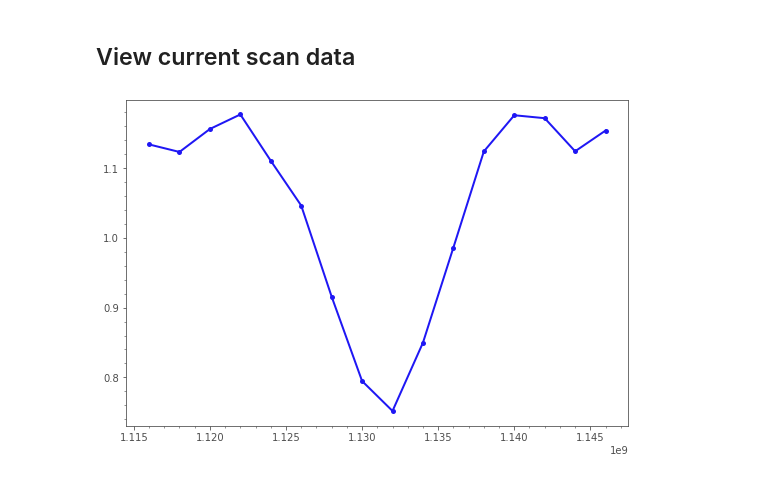
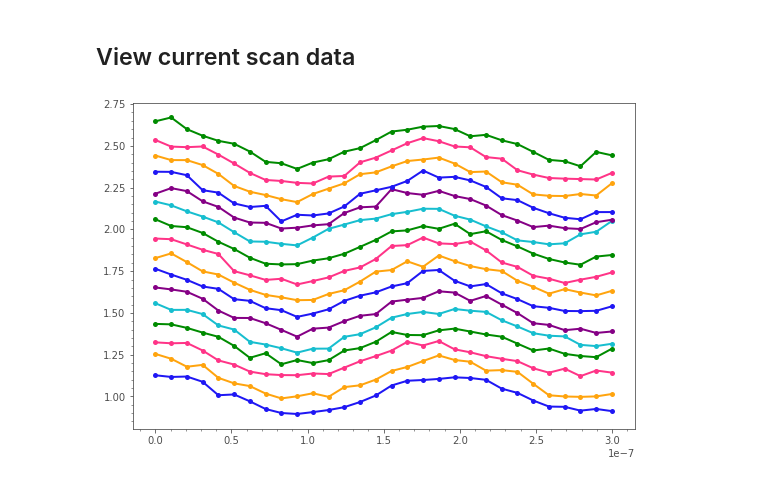
Before and after one commit to sriharijayaram5/qudi, a Jupyter notebook: notebooks/Measurement_Control/Data analysis/2D scan data analysis/Pulsed mode (full spectrum and arbitrary pulses) data analysis - correct bias field and save.ipynb, the cells around one changed output. Drawn from its saved outputs; the diff is of its cells as text; code cells hidden in the pictures.

```diff
--- a/notebooks/Measurement_Control/Data analysis/2D scan data analysis/Pulsed mode (full spectrum and arbitrary pulses) data analysis - correct bias field and save.ipynb
+++ b/notebooks/Measurement_Control/Data analysis/2D scan data analysis/Pulsed mode (full spectrum and arbitrary pulses) data analysis - correct bias field and save.ipynb
@@ -394,7 +394,7 @@ fit_arg_2 = np.zeros((coord1_num,coord0_num))
 fit_arg_2_err = np.zeros((coord1_num,coord0_num))
 
 # if qafm_data['Height(Dac)_fw']['params']['Parameters for'] == 'QAFM arb. sequence measurement':
-alternating = False #pulsed_data['pulsed_fw']['params']['alternating']
+alternating = pulsed_data['pulsed_fw']['params']['alternating']
 if alternating:
     data = pulsed_data['pulsed_fw']['data_delta']
 else:
@@ -524,39 +524,39 @@ dataobj['T2_corr'] = {
                         }
 # %%
 data = pulsed_data['pulsed_fw']['data'][:,:,0]
-dataobj['T1_sig'] = {
+dataobj['Rabi_with_waiting_sig'] = {
                             'coord0_arr':x_gwy,
                             'coord1_arr':y_gwy,
                             'data':data,
                             'params': {'coord0_start': x_gwy[0],'coord0_stop': x_gwy[-1],'coord1_start': y_gwy[0],'coord1_stop': y_gwy[-1]},
                             'xy_units': 'm',
                             'si_units': 'a.u.',
-                            'nice_name': 'T1_sig'
+                            'nice_name': 'Rabi_with_waiting_sig'
 
                         }
 data = pulsed_data['pulsed_fw']['data_alternating'][:,:,0]
-dataobj['T1_sig_alternating'] = {
+dataobj['Rabi_with_waiting_sig_after_waiting'] = {
                             'coord0_arr':x_gwy,
                             'coord1_arr':y_gwy,
                             'data':data,
                             'params': {'coord0_start': x_gwy[0],'coord0_stop': x_gwy[-1],'coord1_start': y_gwy[0],'coord1_stop': y_gwy[-1]},
                             'xy_units': 'm',
                             'si_units': 'a.u.',
-                            'nice_name': 'T1_sig_alternating'
+                            'nice_name': 'Rabi_with_waiting_sig_after_waiting'
 
                         }
 
-data = pulsed_data['pulsed_fw']['data_delta'][:,:,0]
-dataobj['T1_sig_delta'] = {
-                            'coord0_arr':x_gwy,
-                            'coord1_arr':y_gwy,
-                            'data':data,
-                            'params': {'coord0_start': x_gwy[0],'coord0_stop': x_gwy[-1],'coord1_start': y_gwy[0],'coord1_stop': y_gwy[-1]},
-                            'xy_units': 'm',
-                            'si_units': 'a.u.',
-                            'nice_name': 'T1_sig_delta'
+# data = pulsed_data['pulsed_fw']['data_delta'][:,:,0]
+# dataobj['T1_sig_delta'] = {
+#                             'coord0_arr':x_gwy,
+#                             'coord1_arr':y_gwy,
+#                             'data':data,
+#                             'params': {'coord0_start': x_gwy[0],'coord0_stop': x_gwy[-1],'coord1_start': y_gwy[0],'coord1_stop': y_gwy[-1]},
+#                             'xy_units': 'm',
+#                             'si_units': 'a.u.',
+#                             'nice_name': 'T1_sig_delta'
 
-                        }
+#                         }
 # %% [markdown]
 ## 5. Save to new gwyddion file - data defined in previous cell
 # %%
@@ -612,11 +612,13 @@ with open(filepath+'pulsed_array_jupyter_analysed.pickle', 'wb') as f:
     pickle.dump(pulsed_array, f)
 # %% [markdown]
 ## View current scan data
+# %%
+pulsed_data = afm_scanner_logic._pulsed_scan_array
 # %%
 #Show pulsed data. If pulsed data is tacken with resonance tracking, show_arb_pulse_data allows to switch between the datasets
-show_arb_pulse_data = False
+show_arb_pulse_data = True
 x_start = 0
-x_stop = 0
+x_stop = 15
 y_start = 0
 y_stop = 0
 
@@ -630,32 +632,32 @@ if 'data_tracking' in pulsed_data['pulsed_fw'].keys():
         var_list = pulsed_data['pulsed_fw']['var_list_tracking']
 elif 'var_list' in pulsed_data['pulsed_fw'].keys():
     data = pulsed_data['pulsed_fw']['data']
     var_list = pulsed_data['pulsed_fw']['var_list']
 else:
     data = pulsed_data['pulsed_fw']['data']
     var_list = pulsed_data['pulsed_fw']['coord2_arr']
 
 if var_list.ndim == 3:
     tracking = True
 else:
     tracking = False
     var = var_list
 
 x_pos = np.arange(x_start, x_stop+1,1)
 y_pos = np.arange(y_start, y_stop+1,1)
 
 offset = 0
 offset_add = 0.1
 
 for i in y_pos:
     for j in x_pos:
         if tracking:
             var = var_list[i,j]
-        fit = fitlogic.make_sineexponentialdecay_fit(var,data[i,j],estimator=fitlogic.estimate_sineexponentialdecay)
+#         fit = fitlogic.make_sineexponentialdecay_fit(var,data[i,j],estimator=fitlogic.estimate_sineexponentialdecay)
         plt.plot(var,data[i,j]+offset,'o-')
         offset = offset+offset_add
 
 
 plt.show()
 # %% [output]
-[figure, old version]
+[figure, new version]
```
Also changed, not shown: parts of 3 cells of this notebook, 11 other files.
